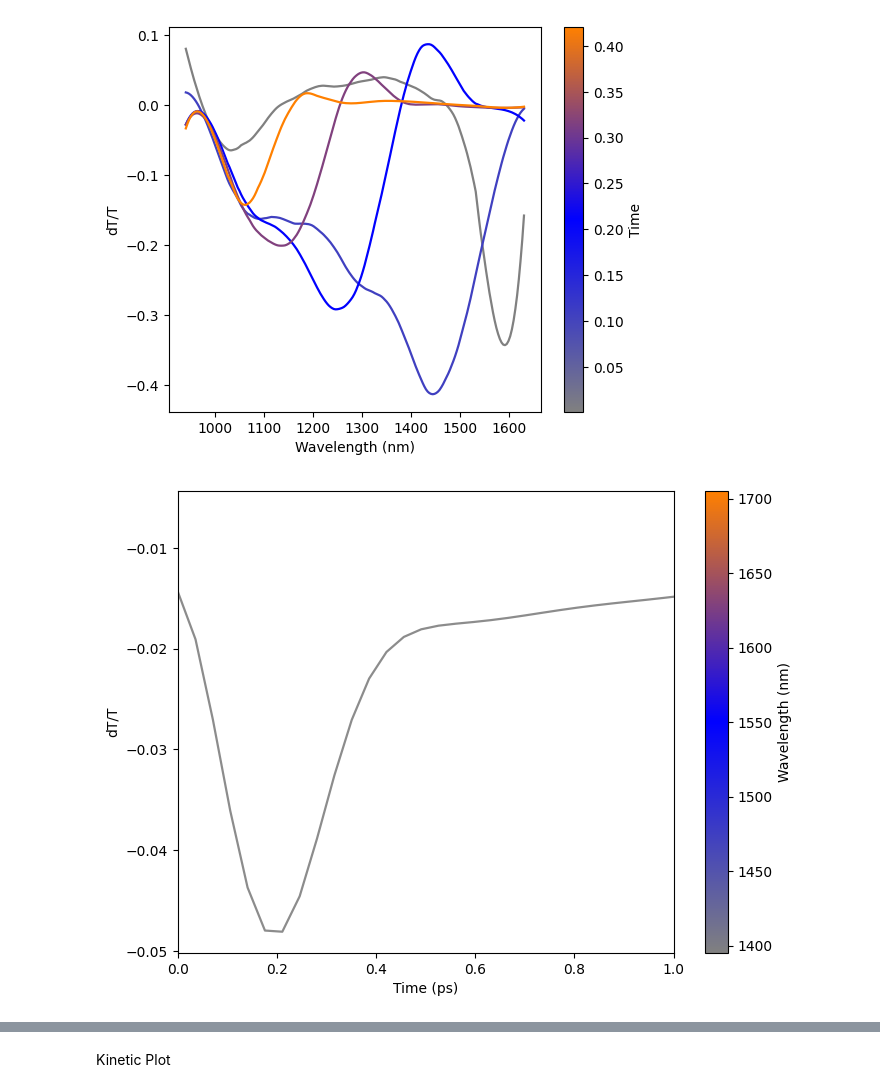
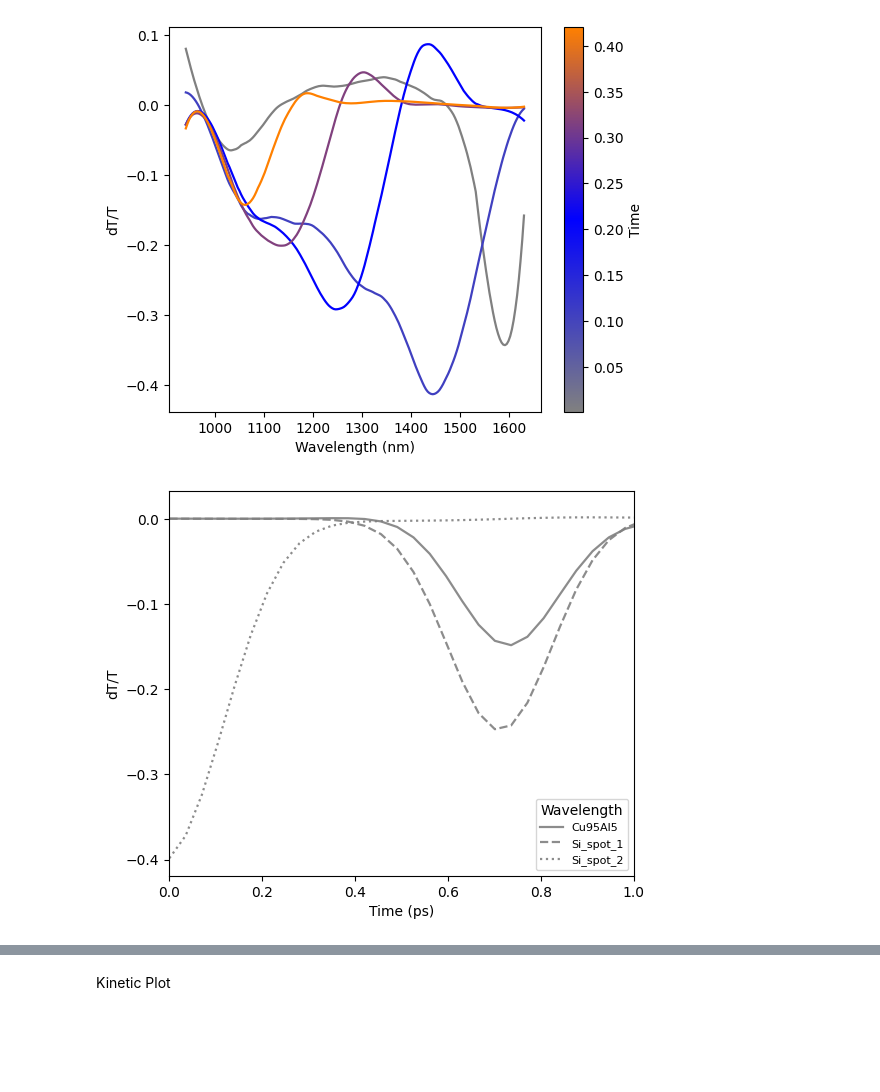
Before and after one commit to linarojas0824/Hybrid-Experimental-Data-Driven-Workflow, a Jupyter notebook: scripts/Notebooks/Pump_Probe_Results.ipynb, the cells around one changed output, grey strips where cells are left out. Cells and saved outputs as stored; diff of their text form; code cells hidden in the pictures; blank space fills up the shorter version.

Commit message:
sampling and pump probe substrate

```diff
--- a/scripts/Notebooks/Pump_Probe_Results.ipynb
+++ b/scripts/Notebooks/Pump_Probe_Results.ipynb
@@ -46,4 +46,4 @@ files_index, selected = dc.extract_file_names(FOLDER, pattern= re.compile(
     """,
 
     re.VERBOSE
-))
+),select_power=8)
@@ -50,6 +72,19 @@ files_index, selected = dc.extract_file_names(FOLDER, pattern= re.compile(
+# %%
+FOLDER = RAW_DIR/"_1st_bad_data_no_removed"
+files_index_sub, selected_sub = dc.extract_file_names(FOLDER, pattern= re.compile(
+    r"""
+    substrate_spot(?P<sample>\d+)       # sample12
+    .*?                         # anything in between (important!)
+    pump_                       # pump_
+    (?P<power>\d+)p0mW          # 10p0mW → captures 10
+    """,
+
+    re.VERBOSE
+),select_power=8)
 # %%
 master_wvl = dc.build_master(selected, smooth="wvl", method="savgol", savgol_window=51, savgol_poly=3)
 master_time = dc.build_master(selected, smooth="time", method="gaussian", gaussian_sigma=3)
+master_time_sub = dc.build_master(selected_sub, smooth="time", method="gaussian", gaussian_sigma=3)
 # %%
 df = master_wvl[12]
 df = df.drop(columns=["sample", "power_mW"])
@@ -62,15 +97,52 @@ plt.show()
 # %% [output]
 [figure]
 # %%
-df_k = master_time[1]
+df_k = master_time[2]
+df_s = master_time_sub[1]
+df_s_2 = master_time_sub[2]
+
 df_k = df_k.drop(columns=["sample", "power_mW"])
+df_s = df_s.drop(columns=["sample", "power_mW"])
+df_s_2 = df_s_2.drop(columns=["sample", "power_mW"])
+
+fig, ax = plt.subplots(figsize=(6,5))
 
 pl.kinetic_plot(
-    df_k, wavelengths=1550,xlim=[0,1]
+    df_k,
+    wavelengths=[1550],
+    xlim=[0,1],
+    linestyle='-',
+    ax=ax,
+    legend=False,
+    label='Cu95Al5',
+    add_colorbar=False
 )
+
+pl.kinetic_plot(
+    df_s,
+    wavelengths=[1550],
+    xlim=[0,1],
+    linestyle='--',
+    ax=ax,
+    legend=True,
+    label='Si_spot_1',
+    add_colorbar=False
+)
+
+pl.kinetic_plot(
+    df_s_2,
+    wavelengths=[1550],
+    xlim=[0,1],
+    linestyle=':',
+    ax=ax,
+    legend=True,
+    label='Si_spot_2',
+    add_colorbar=False
+)
+
 plt.show()
 # %% [output]
-[figure, old version]
+[figure, new version]
 # %%
 sample_data = np.array(list(master_wvl.keys()))
 n = len(sample_data)
```
Also changed, not shown: parts of 8 cells of this notebook, 21 other files.
